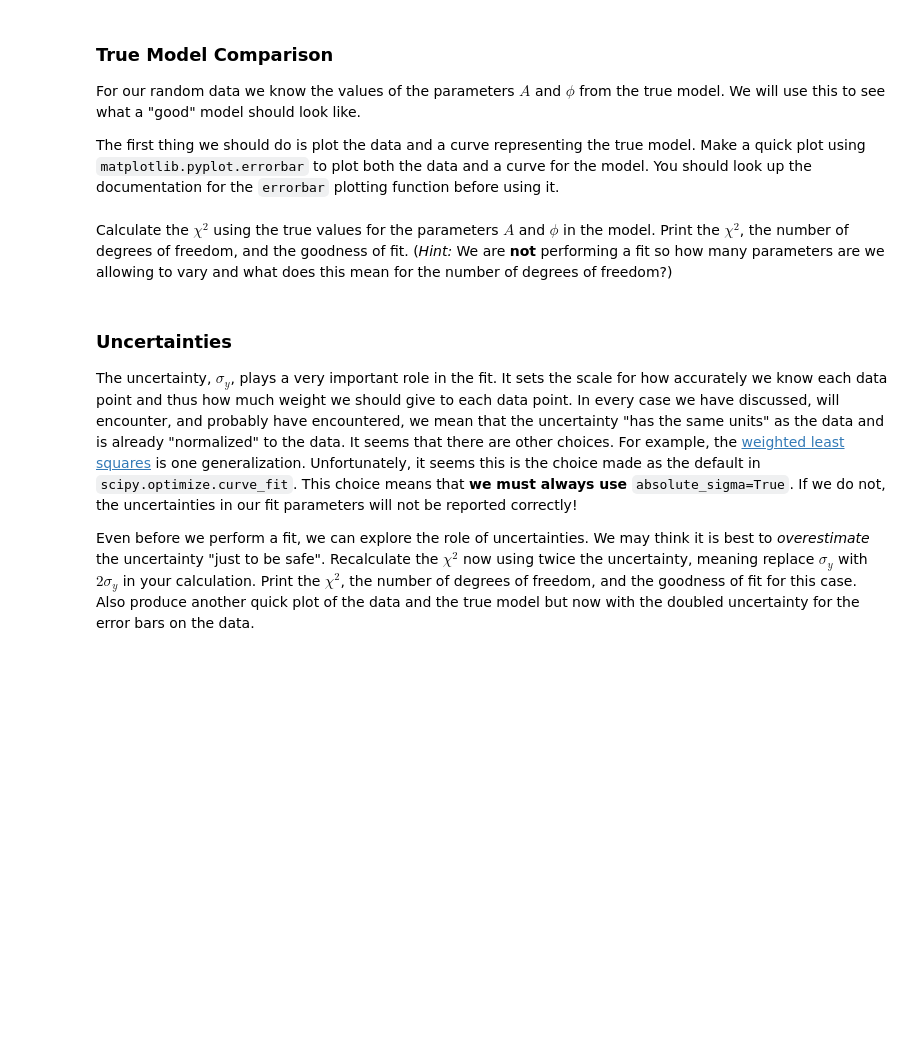
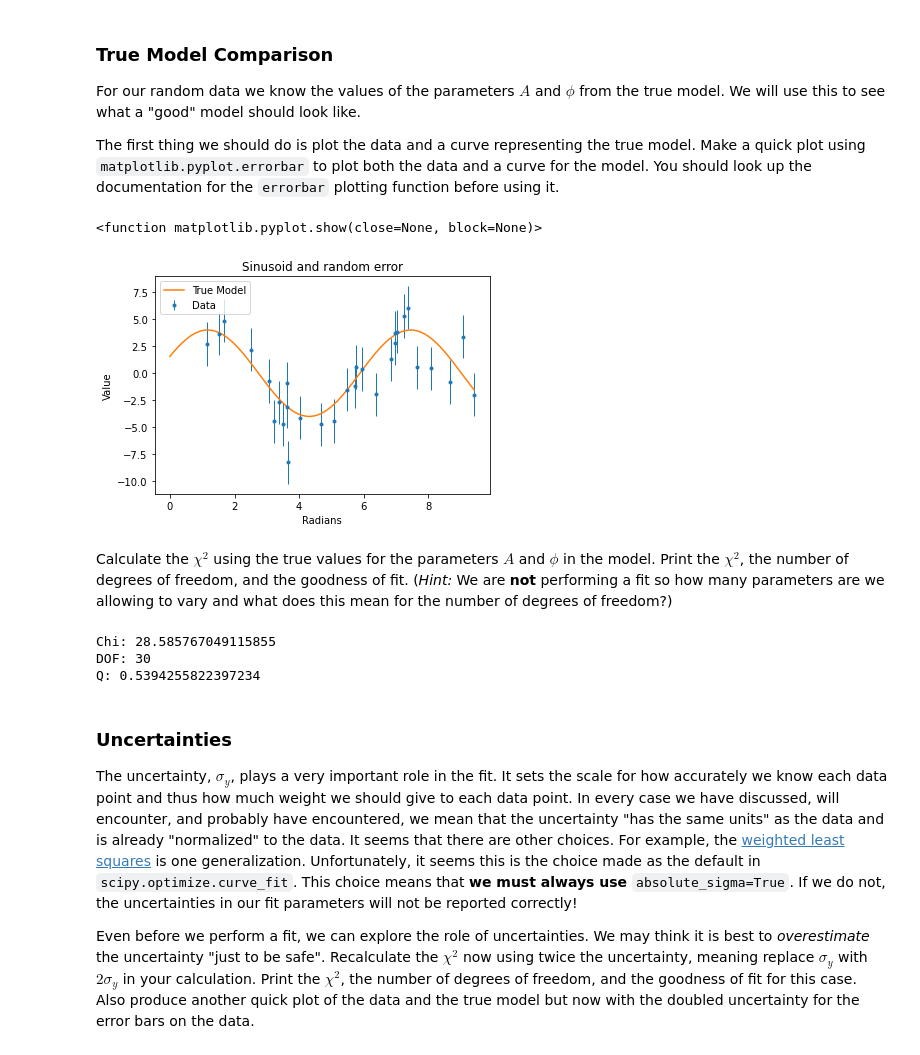
Before and after one commit to jmahlers/P427, a Jupyter notebook: Homework4/Ahlers_Homework4.ipynb, the cells around one changed output. Drawn from its saved outputs; the diff is of its cells as text; code cells hidden in the pictures; blank space fills up the shorter version.

```diff
--- a/Homework4/Ahlers_Homework4.ipynb
+++ b/Homework4/Ahlers_Homework4.ipynb
@@ -98,2 +103,14 @@ raise NotImplementedError()
+# %%
+# YOUR CODE HERE
+plt.errorbar(x,y, sigma_y, marker='.', linewidth=0, elinewidth=1, label='Data')
+plt.plot(np.linspace(0,3*np.pi,num=100),ymodel(np.linspace(0,3*np.pi,num=100),A,phi),label='True Model')
+plt.title("Sinusoid and random error")
+plt.xlabel("Radians")
+plt.ylabel("Value")
+plt.legend(numpoints=1, loc='best')
+plt.show
+# %% [output]
+<function matplotlib.pyplot.show(close=None, block=None)>
+[figure, added]
 # %% [markdown]
 Calculate the $\chi^2$ using the true values for the parameters $A$ and $\phi$ in the model.  Print the $\chi^2$, the number of degrees of freedom, and the goodness of fit. (*Hint:* We are **not** performing a fit so how many parameters are we allowing to vary and what does this mean for the number of degrees of freedom?)
@@ -103,3 +117,15 @@ raise NotImplementedError()
+# %%
+# YOUR CODE HERE
+chiSquared = np.sum(((y-ytrue)/sigma_y)**2)
+print("Chi:", chiSquared)
+dof = len(y)
+print("DOF:", dof)
+q = sf.gammaincc(0.5*dof, 0.5*chiSquared)
+print("Q:",q)
+# %% [output]
+Chi: 28.585767049115855
+DOF: 30
+Q: 0.5394255822397234
 # %% [markdown]
 ### Uncertainties
 
```
Also changed, not shown: parts of 23 cells of this notebook.
